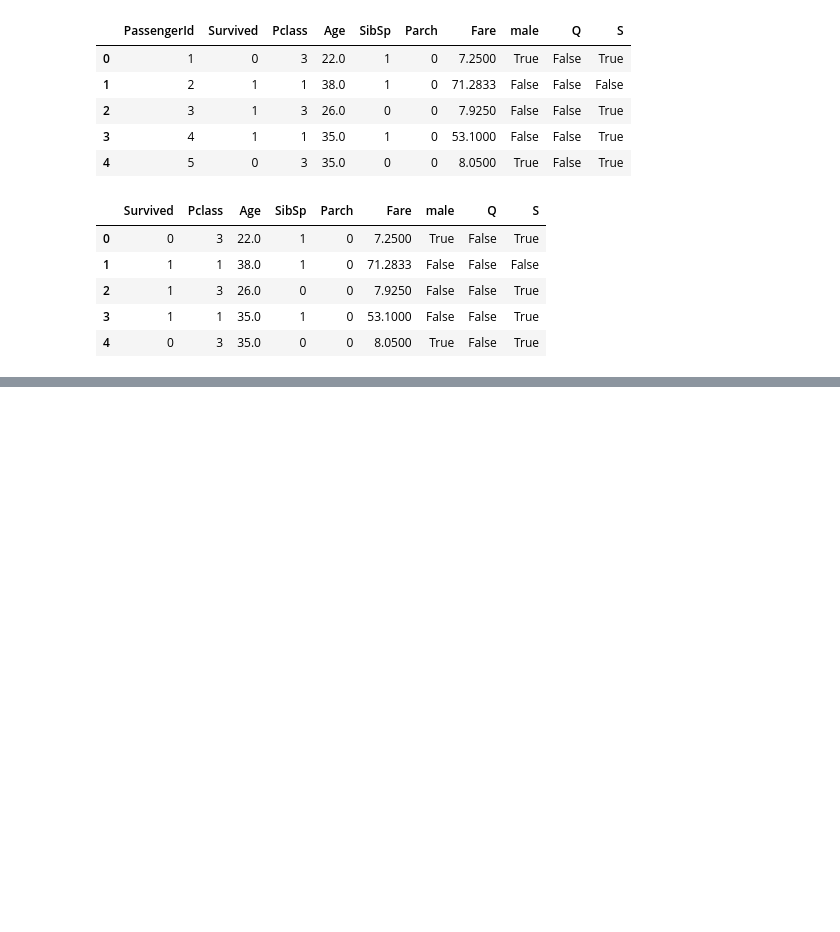
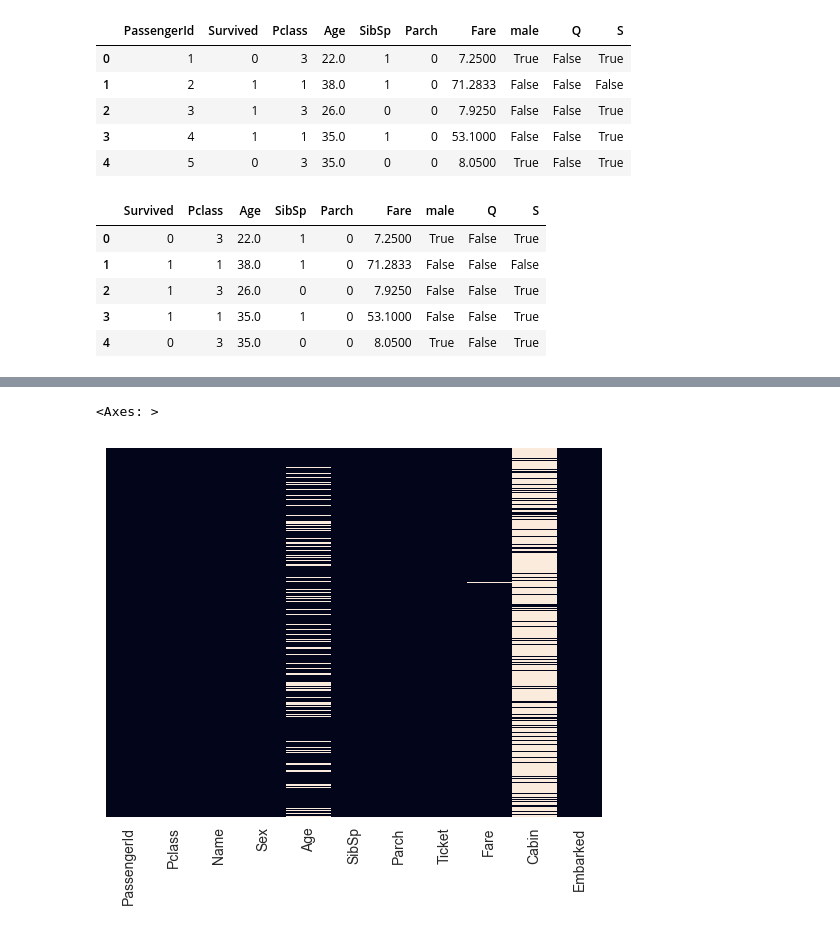
Before and after one commit to farzamasadian/udemy-ml-practice, a Jupyter notebook: logistic_regression.ipynb, the cells around one changed output, grey strips where cells are left out. Drawn from its saved outputs; the diff is of its cells as text; code cells hidden in the pictures; blank space fills up the shorter version.

Commit message:
logistic regression practice finished

```diff
--- a/logistic_regression.ipynb
+++ b/logistic_regression.ipynb
@@ -196,3 +196,5 @@ train.head()
 | 2 | 1 | 3 | 26.0 | 0 | 0 | 7.9250 | False | False | True |
 | 3 | 1 | 1 | 35.0 | 1 | 0 | 53.1000 | False | False | True |
 | 4 | 0 | 3 | 35.0 | 0 | 0 | 8.0500 | True | False | True |
+# %%
+test = pd.read_csv('/Users/farzam/Desktop/IT/ml/practice/test.csv')
@@ -198,0 +231,5 @@ train.head()
+# %%
+sns.heatmap(test.isna(),yticklabels=False,cbar=False)
+# %% [output]
+<Axes: >
+[figure, added]
```
Also changed, not shown: parts of 27 cells of this notebook.
